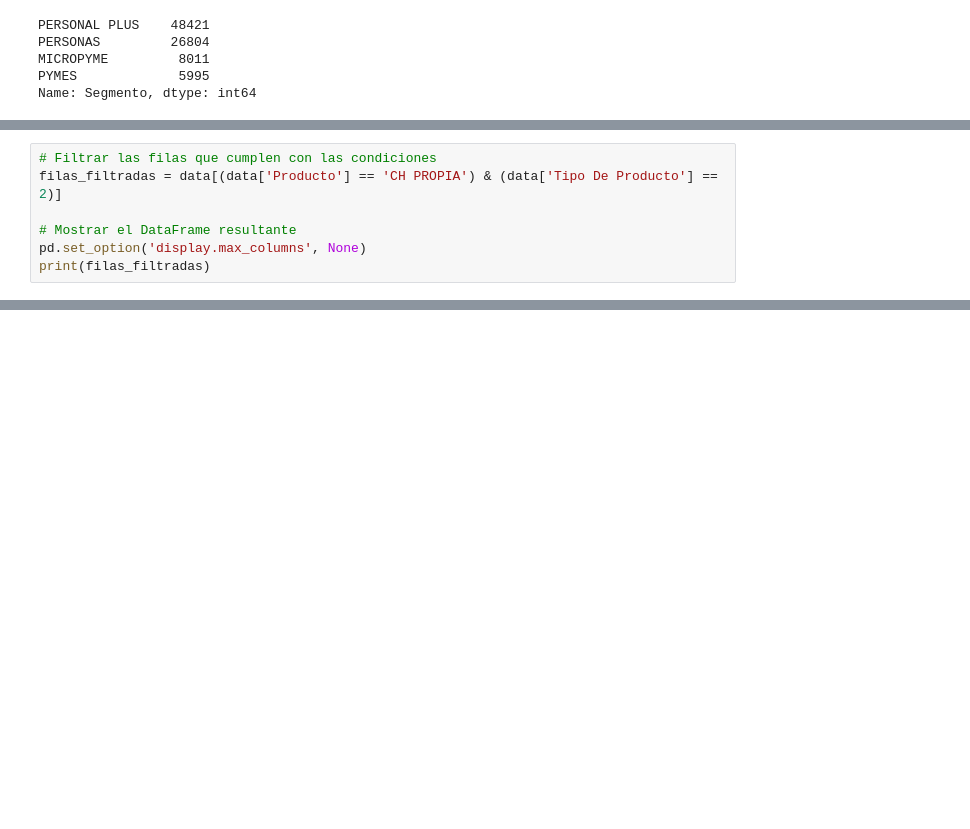
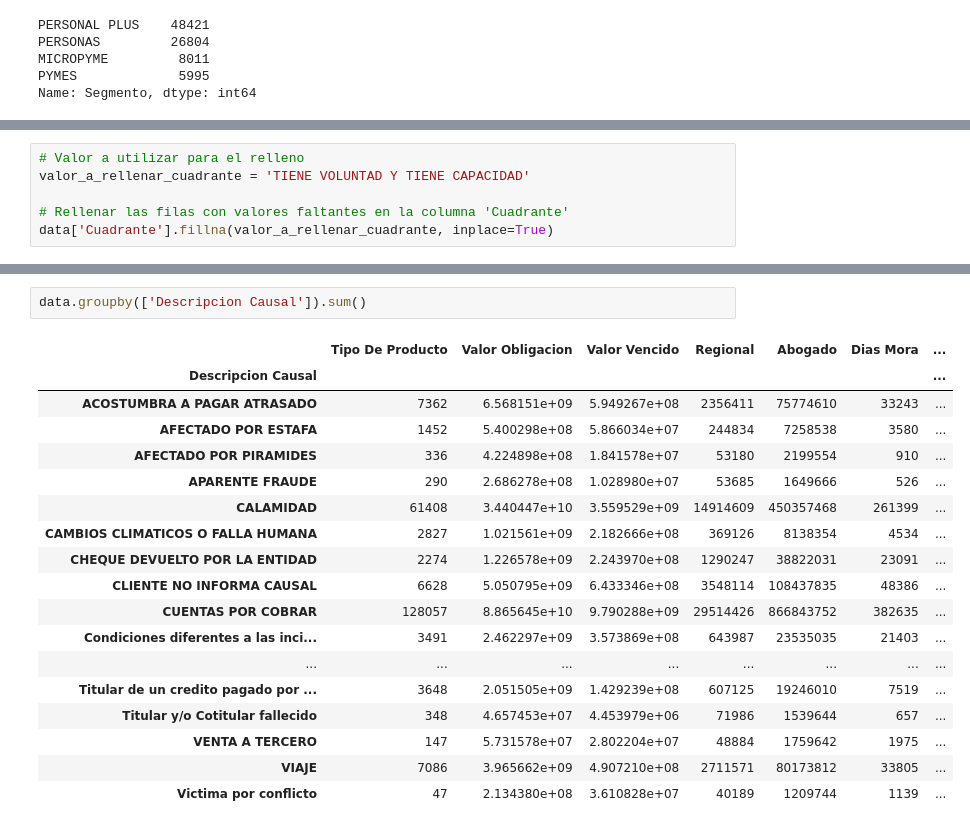
Before and after one commit to jcardonamde/reto_cobranzas_sector_financiero, a Jupyter notebook: cobranzas_sector_financiero.ipynb, the cells around one changed output, grey strips where cells are left out. Saved outputs shown, nothing was run; the diff lists cells and outputs as text; blank space fills up the shorter version.

```diff
--- a/cobranzas_sector_financiero.ipynb
+++ b/cobranzas_sector_financiero.ipynb
@@ -477,7 +477,0 @@ Con esta referencia genero un filtrado para explorar más este comportamiento.
-# %%
-# Filtrar las filas que cumplen con las condiciones
-filas_filtradas = data[(data['Producto'] == 'CH PROPIA') & (data['Tipo De Producto'] == 2)]
-
-# Mostrar el DataFrame resultante
-pd.set_option('display.max_columns', None)
-print(filas_filtradas)
@@ -503,0 +529,6 @@ He decidido hacer una imputación de los valores faltantes (que no son muchos) c
+# %%
+# Valor a utilizar para el relleno
+valor_a_rellenar_cuadrante = 'TIENE VOLUNTAD Y TIENE CAPACIDAD'
+
+# Rellenar las filas con valores faltantes en la columna 'Cuadrante'
+data['Cuadrante'].fillna(valor_a_rellenar_cuadrante, inplace=True)
@@ -503,0 +556,21 @@ He decidido hacer una imputación de los valores faltantes (que no son muchos) c
+# %%
+data.groupby(['Descripcion Causal']).sum()
+# %% [output]
+|  | Tipo De Producto | Valor Obligacion | Valor Vencido | Regional | Abogado | Dias Mora | ... |
+| Descripcion Causal |  |  |  |  |  |  | ... |
+| ACOSTUMBRA A PAGAR ATRASADO | 7362 | 6.568151e+09 | 5.949267e+08 | 2356411 | 75774610 | 33243 | ... |
+| AFECTADO POR ESTAFA | 1452 | 5.400298e+08 | 5.866034e+07 | 244834 | 7258538 | 3580 | ... |
+| AFECTADO POR PIRAMIDES | 336 | 4.224898e+08 | 1.841578e+07 | 53180 | 2199554 | 910 | ... |
+| APARENTE FRAUDE | 290 | 2.686278e+08 | 1.028980e+07 | 53685 | 1649666 | 526 | ... |
+| CALAMIDAD | 61408 | 3.440447e+10 | 3.559529e+09 | 14914609 | 450357468 | 261399 | ... |
+| CAMBIOS CLIMATICOS O FALLA HUMANA | 2827 | 1.021561e+09 | 2.182666e+08 | 369126 | 8138354 | 4534 | ... |
+| CHEQUE DEVUELTO POR LA ENTIDAD | 2274 | 1.226578e+09 | 2.243970e+08 | 1290247 | 38822031 | 23091 | ... |
+| CLIENTE NO INFORMA CAUSAL | 6628 | 5.050795e+09 | 6.433346e+08 | 3548114 | 108437835 | 48386 | ... |
+| CUENTAS POR COBRAR | 128057 | 8.865645e+10 | 9.790288e+09 | 29514426 | 866843752 | 382635 | ... |
+| Condiciones diferentes a las inci... | 3491 | 2.462297e+09 | 3.573869e+08 | 643987 | 23535035 | 21403 | ... |
+| ... | ... | ... | ... | ... | ... | ... | ... |
+| Titular de un credito pagado por ... | 3648 | 2.051505e+09 | 1.429239e+08 | 607125 | 19246010 | 7519 | ... |
+| Titular y/o Cotitular fallecido | 348 | 4.657453e+07 | 4.453979e+06 | 71986 | 1539644 | 657 | ... |
+| VENTA A TERCERO | 147 | 5.731578e+07 | 2.802204e+07 | 48884 | 1759642 | 1975 | ... |
+| VIAJE | 7086 | 3.965662e+09 | 4.907210e+08 | 2711571 | 80173812 | 33805 | ... |
+| Victima por conflicto | 47 | 2.134380e+08 | 3.610828e+07 | 40189 | 1209744 | 1139 | ... |
```
Also changed, not shown: parts of 62 cells of this notebook.
